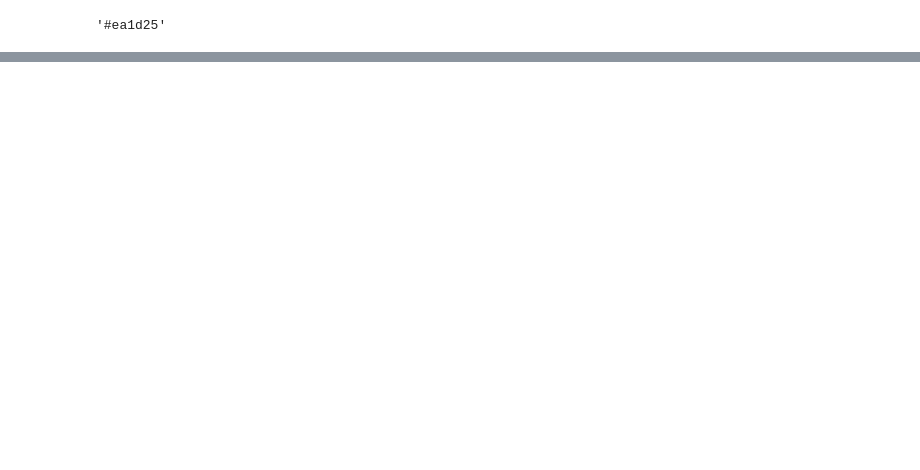
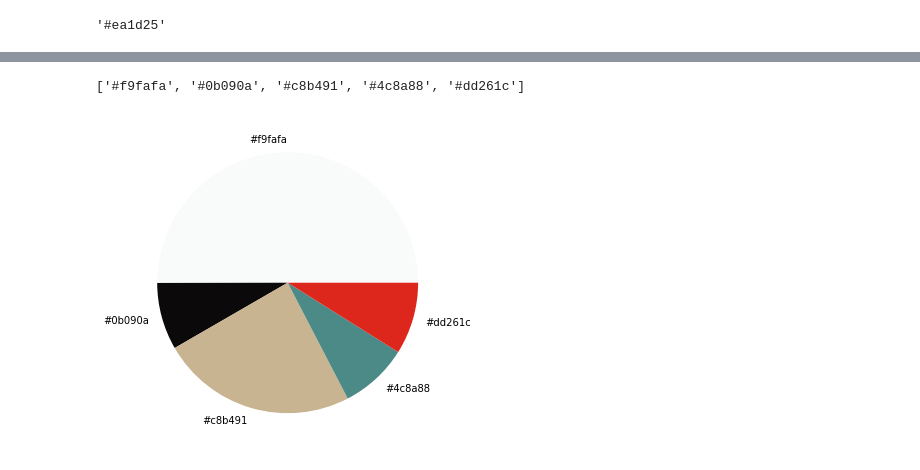
Before and after one commit to DanielBisYan/Machine-Learning, a Jupyter notebook: ImageRecognition/Image Recognition Test.ipynb, the cells around one changed output, grey strips where cells are left out. Cells and saved outputs as stored; diff of their text form; code cells hidden in the pictures; blank space fills up the shorter version.

Commit message:
Image Recognition - Generalzing Colors

```diff
--- a/ImageRecognition/Image Recognition Test.ipynb
+++ b/ImageRecognition/Image Recognition Test.ipynb
@@ -132,0 +136,5 @@ print(topcolors)
+# %%
+get_colors(get_image('banner.jpg'), 5, True)
+# %% [output]
+['#f9fafa', '#0b090a', '#c8b491', '#4c8a88', '#dd261c']
+[figure, added]
```
Also changed, not shown: parts of 16 cells of this notebook, 1 other file.
